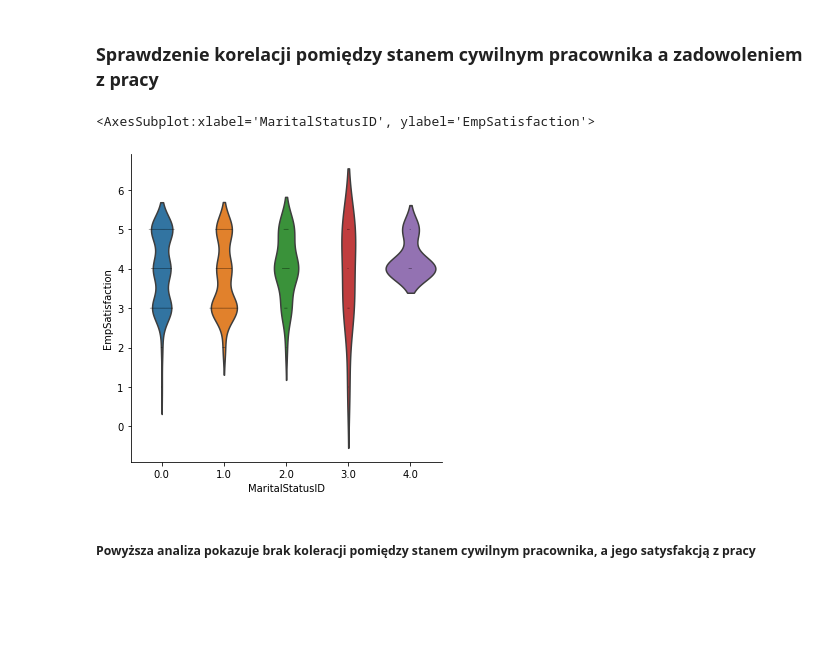
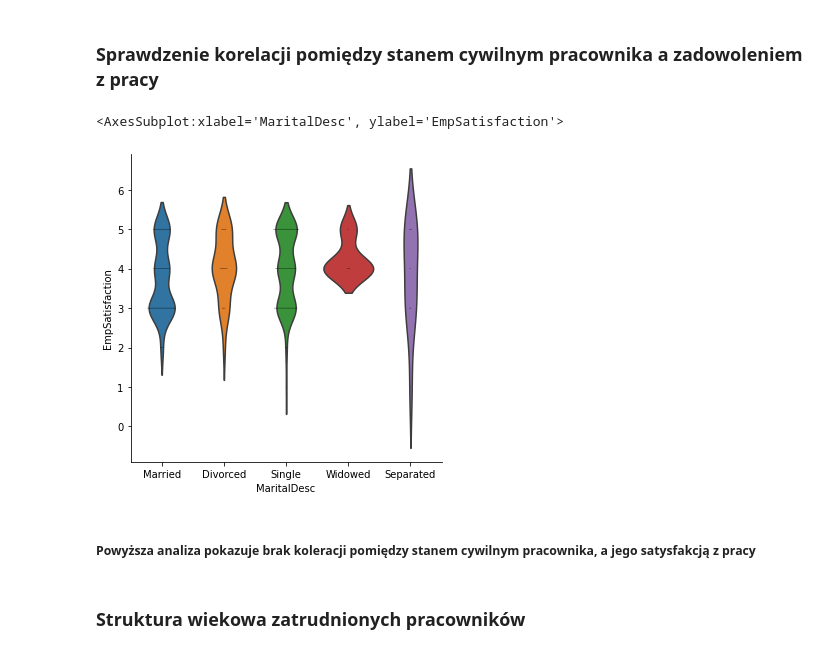
Before and after one commit to JBakunski/hr_data, a Jupyter notebook: hr.ipynb, the cells around one changed output. Cells and saved outputs as stored; diff of their text form; code cells hidden in the pictures; blank space fills up the shorter version.

```diff
--- a/hr.ipynb
+++ b/hr.ipynb
@@ -92,10 +105,12 @@ sns.catplot(x="Seniority", y="RecruitmentSource", palette="ch:.25", data=average
 # %% [markdown]
 ### Sprawdzenie korelacji pomiędzy stanem cywilnym pracownika a zadowoleniem z pracy
 # %%
-g = sns.catplot(x="MaritalStatusID", y="EmpSatisfaction", kind="violin", inner=None, data=df)
-sns.swarmplot(x="MaritalStatusID", y="EmpSatisfaction", color="k", size=0.5, data=df, ax=g.ax)
+g = sns.catplot(x="MaritalDesc", y="EmpSatisfaction", kind="violin", inner=None, data=df)
+sns.swarmplot(x="MaritalDesc", y="EmpSatisfaction", color="k", size=0.5, data=df, ax=g.ax)
 # %% [output]
-<AxesSubplot:xlabel='MaritalStatusID', ylabel='EmpSatisfaction'>
+<AxesSubplot:xlabel='MaritalDesc', ylabel='EmpSatisfaction'>
-[figure, old version]
+[figure, new version]
 # %% [markdown]
 ##### Powyższa analiza pokazuje brak koleracji pomiędzy stanem cywilnym pracownika, a jego satysfakcją z pracy
+# %% [markdown]
+### Struktura wiekowa zatrudnionych pracowników
```
Also changed, not shown: parts of 4 cells of this notebook.
